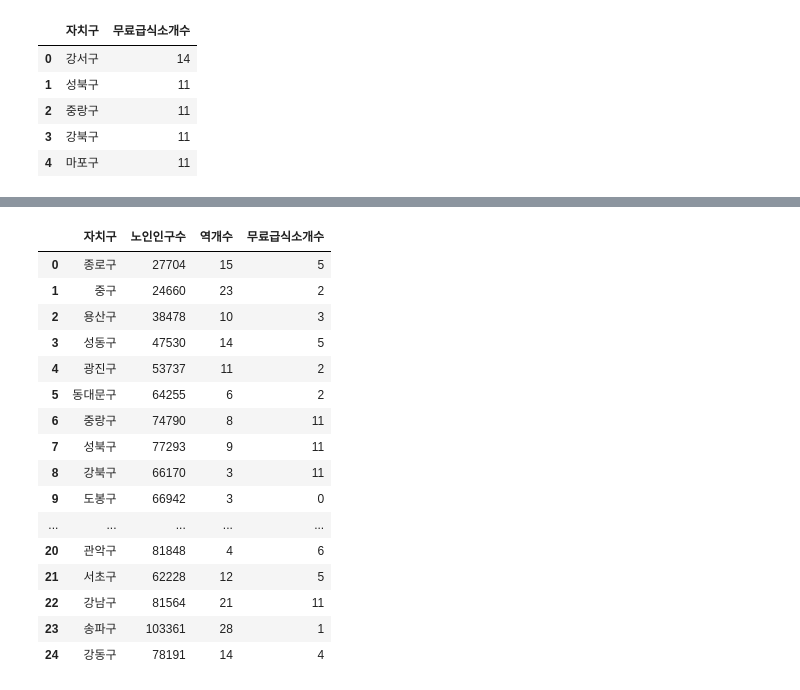
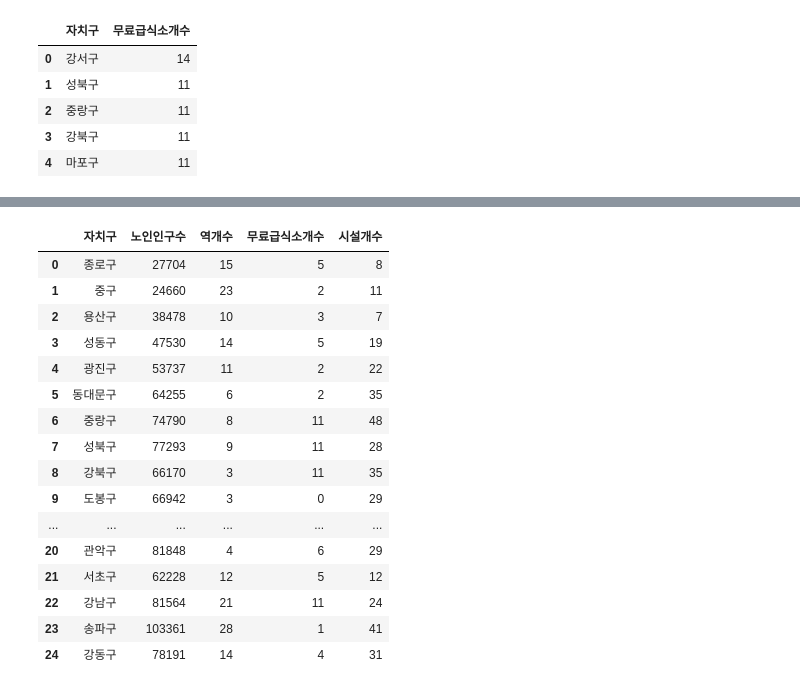
Before and after one commit to 520817/jjp, a Jupyter notebook: 전처리/전처리.ipynb, the cells around one changed output, grey strips where cells are left out. Saved outputs shown, nothing was run; the diff lists cells and outputs as text; code cells hidden in the pictures.

```diff
--- a/전처리/전처리.ipynb
+++ b/전처리/전처리.ipynb
@@ -52,7 +52,8 @@ free.head()
 | 3 | 강북구 | 11 |
 | 4 | 마포구 | 11 |
 # %%
-income = pd.read_excel('데이터_서울시 행정동 소득.xlsx')
-income = income.loc[:,['adstrd_nm','avrg_income_am']]
-income = income.rename(columns={'adstrd_nm':'자치구','avrg_income_am':'평균소득'})
-income.head()
+income = pd.read_csv('서울시_소득정보.csv')
+income = income[income['adstrd_nm'].str.contains("서울특별시")]
+income = income.loc[:,['adstrd_nm','ave_income_amt']]
+income = income.rename(columns={'adstrd_nm':'자치구','ave_income_amt':'평균소득'})
+income.reset_index(drop=True, inplace=True)
@@ -187,0 +202,11 @@ F통계량:  [20.63294237] 유의확률: [1.72774486e-05]
+# %%
+sowe1 = pd.read_csv('서울시 사회복지시설(노인주거복지시설) 목록.csv', encoding= 'cp949')
+sowe2 = pd.read_csv('서울시 사회복지시설(재가노인복지시설) 목록.csv', encoding= 'cp949')
+sowe1 = pd.DataFrame(sowe1.loc[:,'시군구명'])
+sowe2 = pd.DataFrame(sowe2.loc[:,'시군구명'])
+idx = sowe1[sowe1['시군구명'] == "서울특별시"].index
+sowe1.drop(idx , inplace=True)
+idx = sowe2[sowe2['시군구명'] == "서울특별시"].index
+sowe2.drop(idx , inplace=True)
+sowe1.reset_index(drop=True, inplace=True)
+sowe2.reset_index(drop=True, inplace=True)
@@ -187,0 +233,6 @@ F통계량:  [20.63294237] 유의확률: [1.72774486e-05]
+# %%
+sowe_list = pd.DataFrame([['강서구',0],['성북구',0],['중랑구',0],['강북구',0],['마포구',0],['강남구',0],['은평구',0],['양천구',0],
+                     ['동작구',0],['서대문구',0],['금천구',0],['구로구',0],['관악구',0],['종로구',0],['영등포구',0],['서초구',0],
+                     ['성동구',0],['강동구',0],['노원구',0],['용산구',0],['광진구',0],['동대문구',0],['중구',0],['송파구',0],['도봉구',0
+                     ]])
+sowe_list=sowe_list.rename(columns={0:'자치구',1:'시설개수'})
@@ -188,22 +363,23 @@ F통계량:  [20.63294237] 유의확률: [1.72774486e-05]
 # %%
 data=pd.merge(population,subway, on="자치구")
 data=pd.merge(data,free, on="자치구")
+data=pd.merge(data,sowe_list, on="자치구")
 data
 # %% [output]
-|  | 자치구 | 노인인구수 | 역개수 | 무료급식소개수 |
-| 0 | 종로구 | 27704 | 15 | 5 |
-| 1 | 중구 | 24660 | 23 | 2 |
-| 2 | 용산구 | 38478 | 10 | 3 |
-| 3 | 성동구 | 47530 | 14 | 5 |
-| 4 | 광진구 | 53737 | 11 | 2 |
-| 5 | 동대문구 | 64255 | 6 | 2 |
-| 6 | 중랑구 | 74790 | 8 | 11 |
-| 7 | 성북구 | 77293 | 9 | 11 |
-| 8 | 강북구 | 66170 | 3 | 11 |
-| 9 | 도봉구 | 66942 | 3 | 0 |
-| ... | ... | ... | ... | ... |
-| 20 | 관악구 | 81848 | 4 | 6 |
-| 21 | 서초구 | 62228 | 12 | 5 |
-| 22 | 강남구 | 81564 | 21 | 11 |
-| 23 | 송파구 | 103361 | 28 | 1 |
-| 24 | 강동구 | 78191 | 14 | 4 |
+|  | 자치구 | 노인인구수 | 역개수 | 무료급식소개수 | 시설개수 |
+| 0 | 종로구 | 27704 | 15 | 5 | 8 |
+| 1 | 중구 | 24660 | 23 | 2 | 11 |
+| 2 | 용산구 | 38478 | 10 | 3 | 7 |
+| 3 | 성동구 | 47530 | 14 | 5 | 19 |
+| 4 | 광진구 | 53737 | 11 | 2 | 22 |
+| 5 | 동대문구 | 64255 | 6 | 2 | 35 |
+| 6 | 중랑구 | 74790 | 8 | 11 | 48 |
+| 7 | 성북구 | 77293 | 9 | 11 | 28 |
+| 8 | 강북구 | 66170 | 3 | 11 | 35 |
+| 9 | 도봉구 | 66942 | 3 | 0 | 29 |
+| ... | ... | ... | ... | ... | ... |
+| 20 | 관악구 | 81848 | 4 | 6 | 29 |
+| 21 | 서초구 | 62228 | 12 | 5 | 12 |
+| 22 | 강남구 | 81564 | 21 | 11 | 24 |
+| 23 | 송파구 | 103361 | 28 | 1 | 41 |
+| 24 | 강동구 | 78191 | 14 | 4 | 31 |
```
Also changed, not shown: parts of 15 cells of this notebook, 1 other file.
